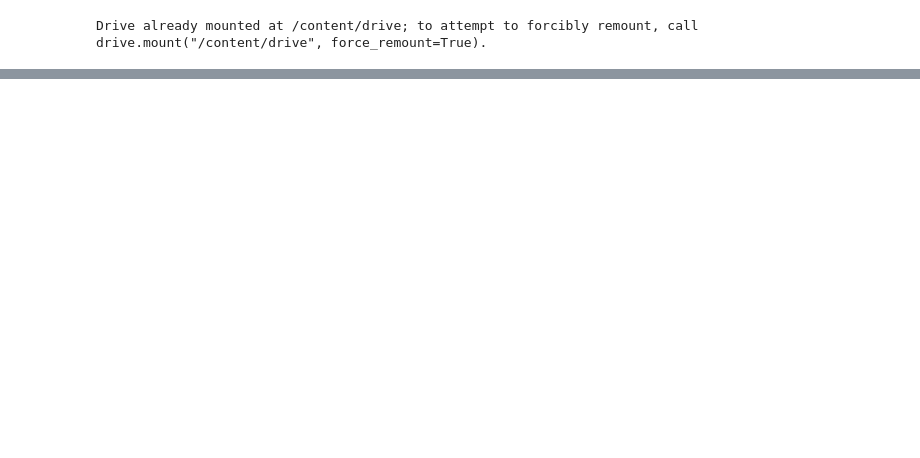
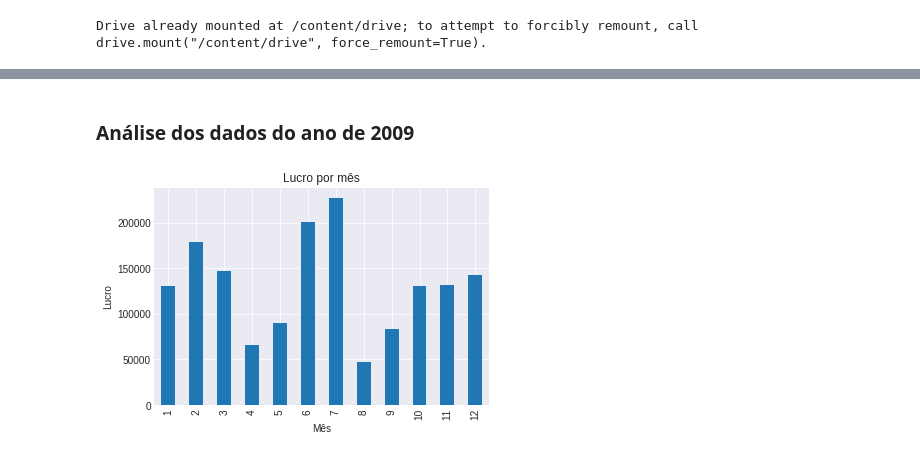
Before and after one commit to Ronaldo-Nunes/Cursos, a Jupyter notebook: Geração_Tech_Unimed_BH_Ciência_Dados/Análise_de_dados_Python_Pandas/Dio_Analise_exploratoria.ipynb, the cells around one changed output, grey strips where cells are left out. Saved outputs shown, nothing was run; the diff lists cells and outputs as text; code cells hidden in the pictures; blank space fills up the shorter version.

```diff
--- a/Geração_Tech_Unimed_BH_Ciência_Dados/Análise_de_dados_Python_Pandas/Dio_Analise_exploratoria.ipynb
+++ b/Geração_Tech_Unimed_BH_Ciência_Dados/Análise_de_dados_Python_Pandas/Dio_Analise_exploratoria.ipynb
@@ -19,0 +274,8 @@ data_frame.sample(5)
+# %% [markdown]
+### Análise dos dados do ano de 2009
+# %%
+df_2009.groupby(df_2009['Data Venda'].dt.month)['lucro_por_venda'].sum().plot.bar(title='Lucro por mês')
+plt.xlabel('Mês')
+plt.ylabel('Lucro');
+# %% [output]
+[figure, added]
```
Also changed, not shown: parts of 42 cells of this notebook.
